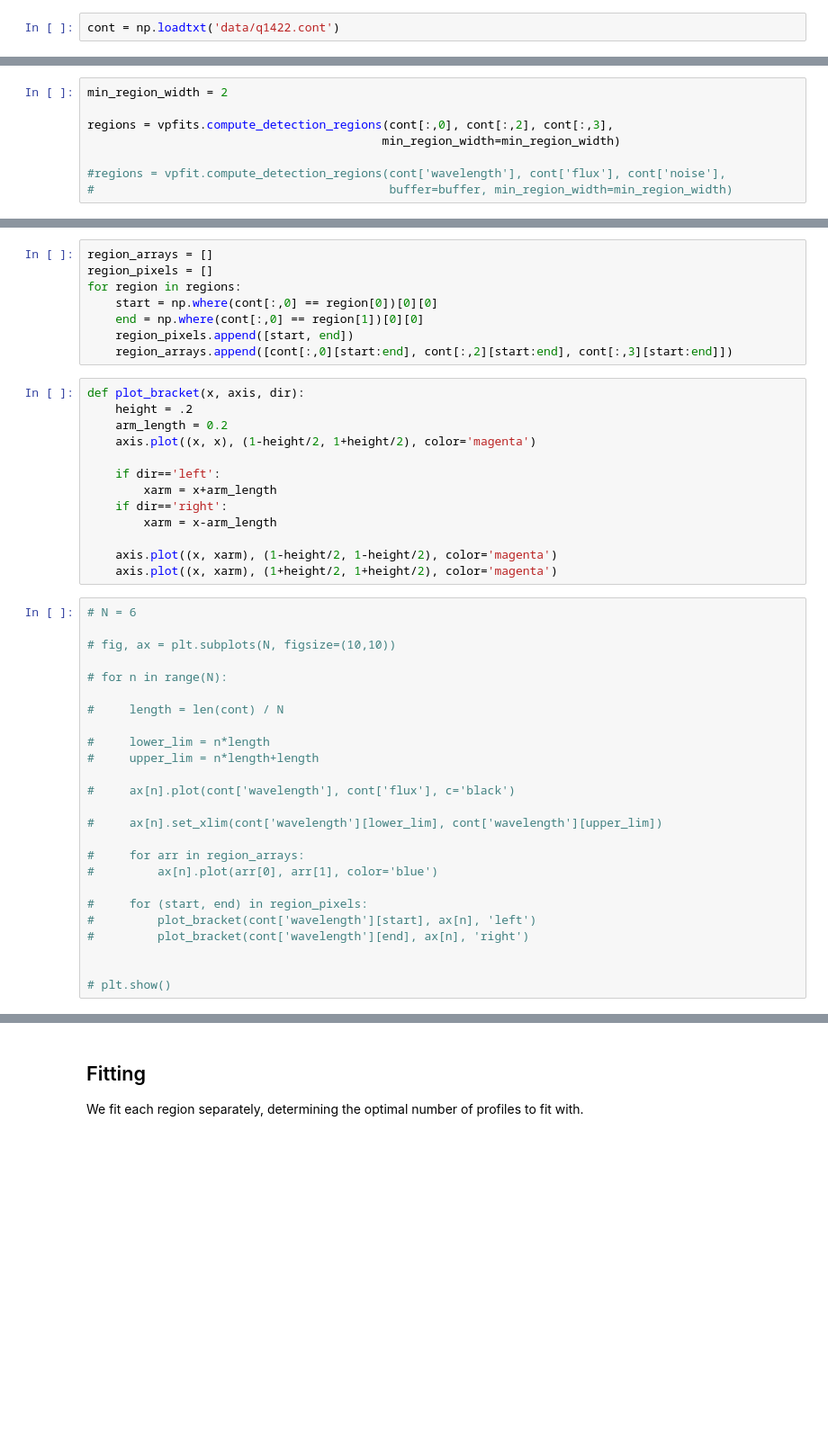
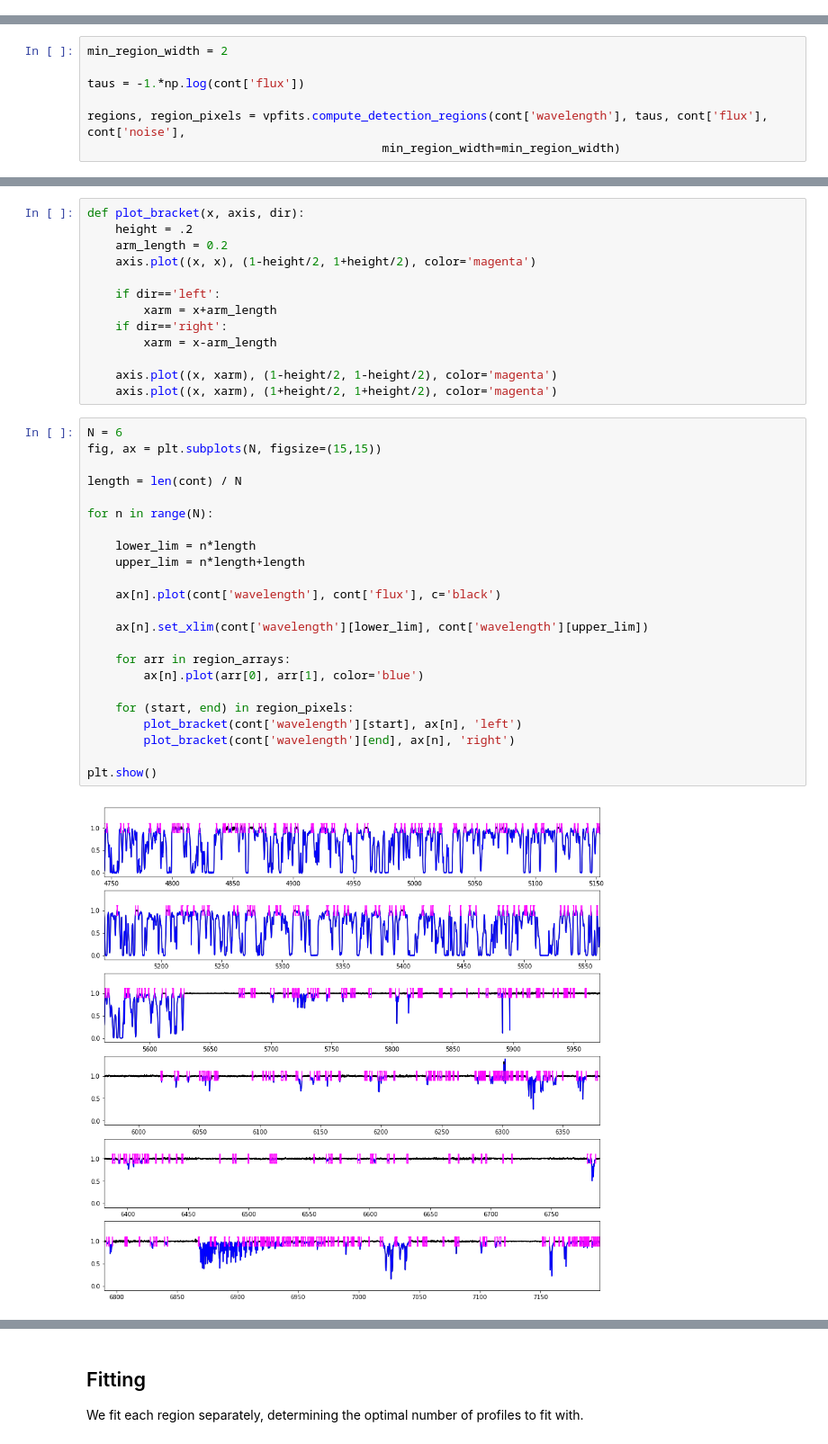
Before and after one commit to sarahappleby/VAMP, a Jupyter notebook: spec_demo.ipynb, the cells around one changed output, grey strips where cells are left out. Shown at 90% size. Saved outputs shown, nothing was run; the diff lists cells and outputs as text; blank space fills up the shorter version.

```diff
--- a/spec_demo.ipynb
+++ b/spec_demo.ipynb
@@ -26,5 +34,3 @@ Here we test VAMP on a spectrum measured from quasar Q1422+231, at redshift 3.62
-# %%
-cont = np.loadtxt('data/q1422.cont')
 # %%
 vpfit = vpfits.VPfit()
 onesigmaerror = 0.02
@@ -35,8 +41,7 @@ We perform region detection on the entire spectrum, dividing it into regions to
 # %%
 min_region_width = 2
 
-regions = vpfits.compute_detection_regions(cont[:,0], cont[:,2], cont[:,3],
+taus = -1.*np.log(cont['flux'])
+
+regions, region_pixels = vpfits.compute_detection_regions(cont['wavelength'], taus, cont['flux'], cont['noise'],
                                           min_region_width=min_region_width)
-
-#regions = vpfit.compute_detection_regions(cont['wavelength'], cont['flux'], cont['noise'],
-#                                          buffer=buffer, min_region_width=min_region_width)
@@ -51,11 +59,3 @@ regions = vpfits.compute_detection_regions(cont[:,0], cont[:,2], cont[:,3],
-# %%
-region_arrays = []
-region_pixels = []
-for region in regions:
-    start = np.where(cont[:,0] == region[0])[0][0]
-    end = np.where(cont[:,0] == region[1])[0][0]
-    region_pixels.append([start, end])
-    region_arrays.append([cont[:,0][start:end], cont[:,2][start:end], cont[:,3][start:end]])
 # %%
 def plot_bracket(x, axis, dir):
     height = .2
@@ -70,27 +70,27 @@ def plot_bracket(x, axis, dir):
     axis.plot((x, xarm), (1-height/2, 1-height/2), color='magenta')
     axis.plot((x, xarm), (1+height/2, 1+height/2), color='magenta')
 # %%
-# N = 6
+N = 6
+fig, ax = plt.subplots(N, figsize=(15,15))
 
-# fig, ax = plt.subplots(N, figsize=(10,10))
+length = len(cont) / N
 
-# for n in range(N):
+for n in range(N):
 
-#     length = len(cont) / N
+    lower_lim = n*length
+    upper_lim = n*length+length
 
-#     lower_lim = n*length
-#     upper_lim = n*length+length
+    ax[n].plot(cont['wavelength'], cont['flux'], c='black')
 
-#     ax[n].plot(cont['wavelength'], cont['flux'], c='black')
+    ax[n].set_xlim(cont['wavelength'][lower_lim], cont['wavelength'][upper_lim])
 
-#     ax[n].set_xlim(cont['wavelength'][lower_lim], cont['wavelength'][upper_lim])
+    for arr in region_arrays:
+        ax[n].plot(arr[0], arr[1], color='blue')
 
-#     for arr in region_arrays:
-#         ax[n].plot(arr[0], arr[1], color='blue')
+    for (start, end) in region_pixels:
+        plot_bracket(cont['wavelength'][start], ax[n], 'left')
+        plot_bracket(cont['wavelength'][end], ax[n], 'right')
 
-#     for (start, end) in region_pixels:
-#         plot_bracket(cont['wavelength'][start], ax[n], 'left')
-#         plot_bracket(cont['wavelength'][end], ax[n], 'right')
-
-
-# plt.show()
+plt.show()
+# %% [output]
+[figure, added]
```
Also changed, not shown: parts of 23 cells of this notebook, 2 other files.
